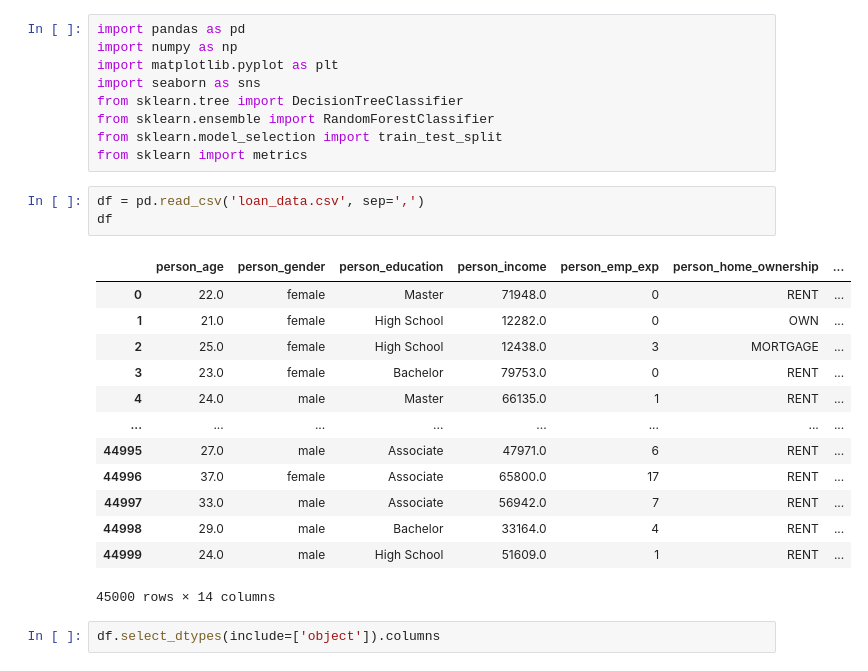
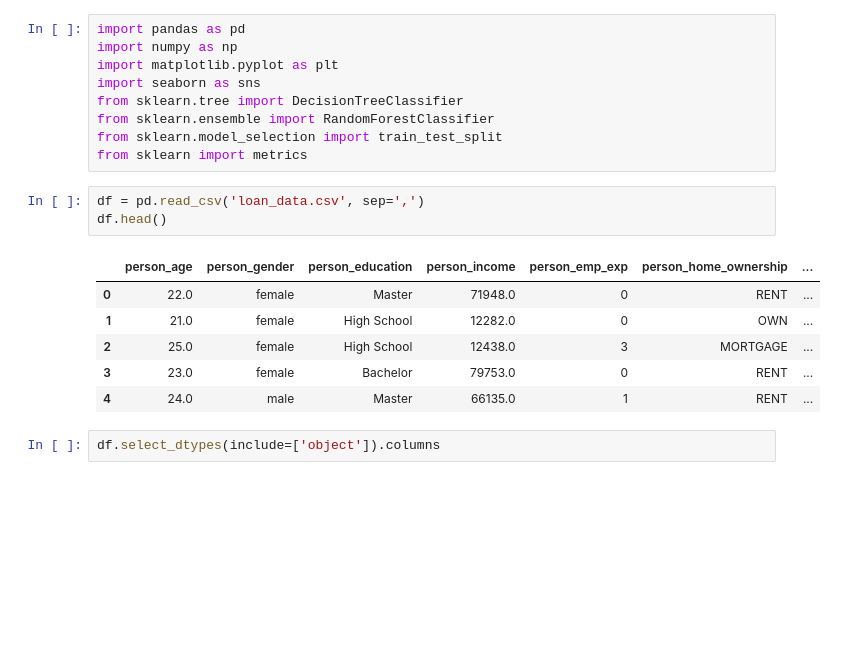
Before and after one commit to alexander-mirea/ML2025, a Jupyter notebook: Практика 6/Практика 6.ipynb, the cells around one changed output. Saved outputs shown, nothing was run; the diff lists cells and outputs as text; blank space fills up the shorter version.

```diff
--- a/Практика 6/Практика 6.ipynb
+++ b/Практика 6/Практика 6.ipynb
@@ -118,21 +110,14 @@ from sklearn.model_selection import train_test_split
 from sklearn import metrics
 # %%
 df = pd.read_csv('loan_data.csv', sep=',')
-df
+df.head()
 # %% [output]
 |  | person_age | person_gender | person_education | person_income | person_emp_exp | person_home_ownership | ... |
 | 0 | 22.0 | female | Master | 71948.0 | 0 | RENT | ... |
 | 1 | 21.0 | female | High School | 12282.0 | 0 | OWN | ... |
 | 2 | 25.0 | female | High School | 12438.0 | 3 | MORTGAGE | ... |
 | 3 | 23.0 | female | Bachelor | 79753.0 | 0 | RENT | ... |
 | 4 | 24.0 | male | Master | 66135.0 | 1 | RENT | ... |
-| ... | ... | ... | ... | ... | ... | ... | ... |
-| 44995 | 27.0 | male | Associate | 47971.0 | 6 | RENT | ... |
-| 44996 | 37.0 | female | Associate | 65800.0 | 17 | RENT | ... |
-| 44997 | 33.0 | male | Associate | 56942.0 | 7 | RENT | ... |
-| 44998 | 29.0 | male | Bachelor | 33164.0 | 4 | RENT | ... |
-| 44999 | 24.0 | male | High School | 51609.0 | 1 | RENT | ... |
-45000 rows × 14 columns
 # %%
 df.select_dtypes(include=['object']).columns
 # %% [output]
```
Also changed, not shown: parts of 16 cells of this notebook.
